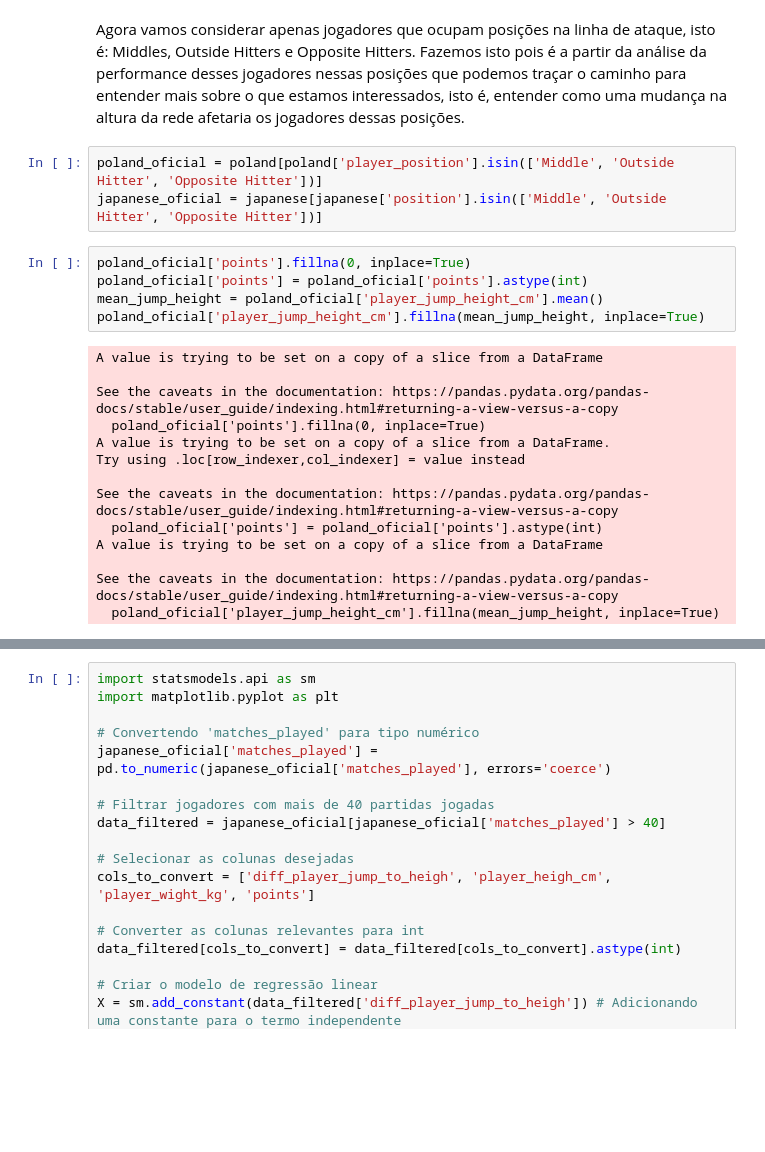
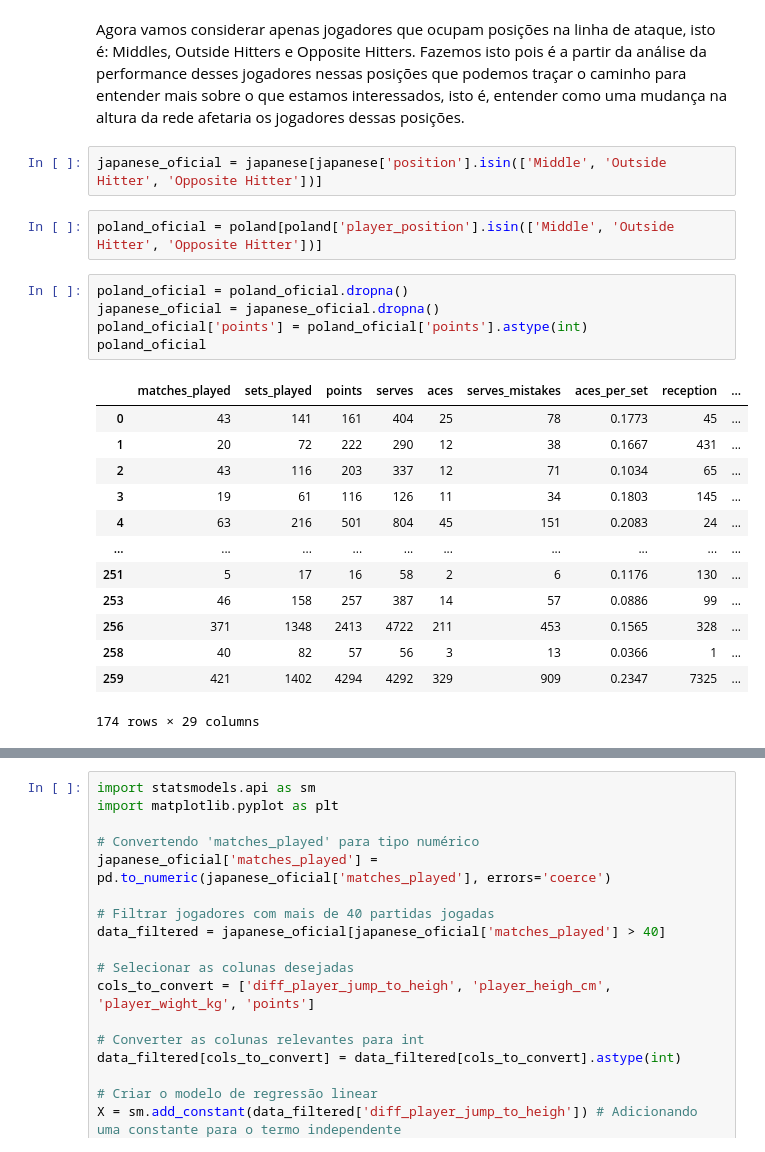
Before and after one commit to estevaocardoso/projetos-estevao, a Jupyter notebook: VOLLEYBALL/Projeto_gustavo_oficial.ipynb, the cells around one changed output, grey strips where cells are left out. Drawn from its saved outputs; the diff is of its cells as text; blank space fills up the shorter version.

```diff
--- a/VOLLEYBALL/Projeto_gustavo_oficial.ipynb
+++ b/VOLLEYBALL/Projeto_gustavo_oficial.ipynb
@@ -80,25 +80,26 @@ japanese['position'] = japanese['position'].map({
 })
 # %% [markdown]
 Agora vamos considerar apenas jogadores que ocupam posições na linha de ataque, isto é: Middles, Outside Hitters e Opposite Hitters. Fazemos isto pois é a partir da análise da performance desses jogadores nessas posições que podemos traçar o caminho para entender mais sobre o que estamos interessados, isto é, entender como uma mudança na altura da rede afetaria os jogadores dessas posições.
+# %%
+japanese_oficial = japanese[japanese['position'].isin(['Middle', 'Outside Hitter', 'Opposite Hitter'])]
 # %%
 poland_oficial = poland[poland['player_position'].isin(['Middle', 'Outside Hitter', 'Opposite Hitter'])]
-japanese_oficial = japanese[japanese['position'].isin(['Middle', 'Outside Hitter', 'Opposite Hitter'])]
 # %%
-poland_oficial['points'].fillna(0, inplace=True)
+poland_oficial = poland_oficial.dropna()
+japanese_oficial = japanese_oficial.dropna()
 poland_oficial['points'] = poland_oficial['points'].astype(int)
-mean_jump_height = poland_oficial['player_jump_height_cm'].mean()
-poland_oficial['player_jump_height_cm'].fillna(mean_jump_height, inplace=True)
+poland_oficial
 # %% [output]
+|  | matches_played | sets_played | points | serves | aces | serves_mistakes | aces_per_set | reception | ... |
+| 0 | 43 | 141 | 161 | 404 | 25 | 78 | 0.1773 | 45 | ... |
+| 1 | 20 | 72 | 222 | 290 | 12 | 38 | 0.1667 | 431 | ... |
+| 2 | 43 | 116 | 203 | 337 | 12 | 71 | 0.1034 | 65 | ... |
+| 3 | 19 | 61 | 116 | 126 | 11 | 34 | 0.1803 | 145 | ... |
+| 4 | 63 | 216 | 501 | 804 | 45 | 151 | 0.2083 | 24 | ... |
+| ... | ... | ... | ... | ... | ... | ... | ... | ... | ... |
+| 251 | 5 | 17 | 16 | 58 | 2 | 6 | 0.1176 | 130 | ... |
+| 253 | 46 | 158 | 257 | 387 | 14 | 57 | 0.0886 | 99 | ... |
+| 256 | 371 | 1348 | 2413 | 4722 | 211 | 453 | 0.1565 | 328 | ... |
+| 258 | 40 | 82 | 57 | 56 | 3 | 13 | 0.0366 | 1 | ... |
+| 259 | 421 | 1402 | 4294 | 4292 | 329 | 909 | 0.2347 | 7325 | ... |
-A value is trying to be set on a copy of a slice from a DataFrame
-
-See the caveats in the documentation: https://pandas.pydata.org/pandas-docs/stable/user_guide/indexing.html#returning-a-view-versus-a-copy
-  poland_oficial['points'].fillna(0, inplace=True)
-A value is trying to be set on a copy of a slice from a DataFrame.
-Try using .loc[row_indexer,col_indexer] = value instead
-
-See the caveats in the documentation: https://pandas.pydata.org/pandas-docs/stable/user_guide/indexing.html#returning-a-view-versus-a-copy
-  poland_oficial['points'] = poland_oficial['points'].astype(int)
-A value is trying to be set on a copy of a slice from a DataFrame
-
-See the caveats in the documentation: https://pandas.pydata.org/pandas-docs/stable/user_guide/indexing.html#returning-a-view-versus-a-copy
-  poland_oficial['player_jump_height_cm'].fillna(mean_jump_height, inplace=True)
+174 rows × 29 columns
```
Also changed, not shown: parts of 12 cells of this notebook, 3 other files.
